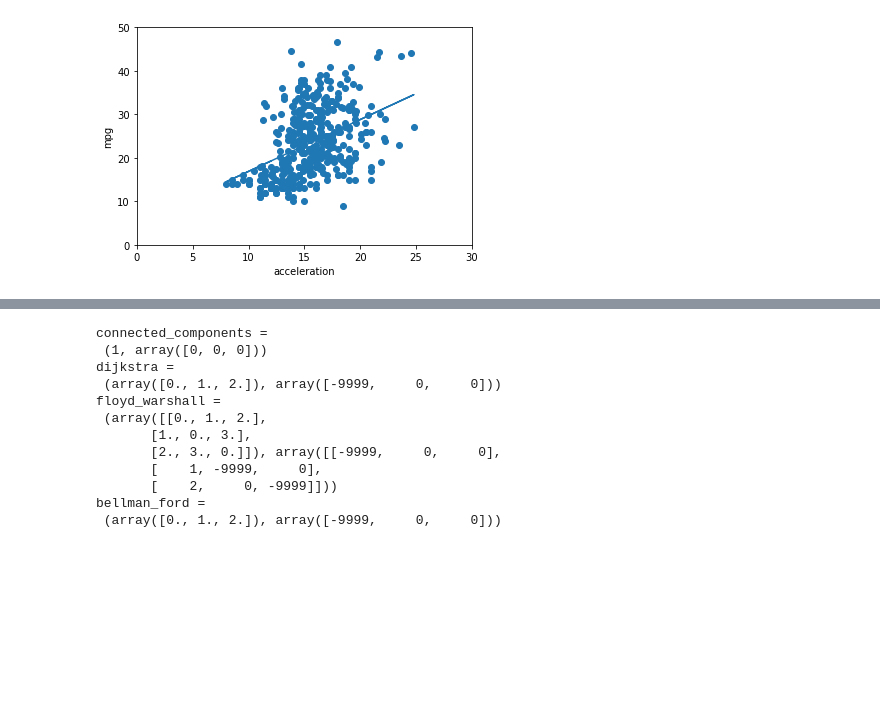
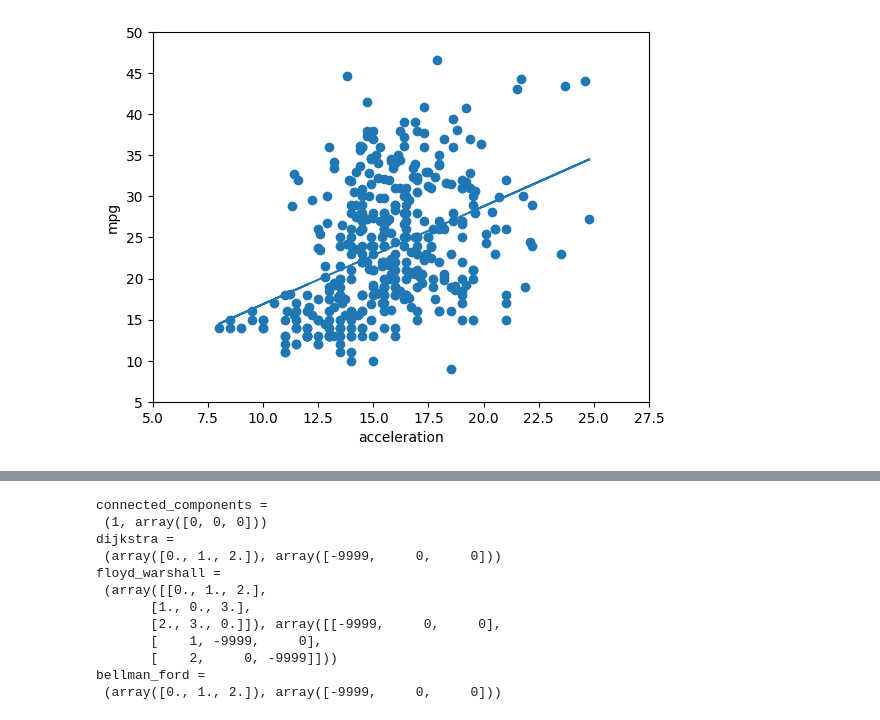
Before and after one commit to Yankyyyy/Data-Science-Practice-Repo, a Jupyter notebook: Scikit-learnNotes.ipynb, the cells around one changed output, grey strips where cells are left out. Drawn from its saved outputs; the diff is of its cells as text; code cells hidden in the pictures; blank space fills up the shorter version.

```diff
--- a/Scikit-learnNotes.ipynb
+++ b/Scikit-learnNotes.ipynb
@@ -107,36 +114,36 @@ import statsmodels.formula.api as smf
 
 df = pd.read_csv('auto_mpg.csv', header=0, sep=",")
 
 x = df["acceleration"]
 y = df ["mpg"]
 
 slope, intercept, r, p, std_err = stats.linregress(x, y)
 
 def myfunc(x):
  return slope * x + intercept
 
 mymodel = list(map(myfunc, x))
 
 plt.scatter(x, y)
 plt.plot(x, slope * x + intercept)
-plt.ylim(ymin=0, ymax=50)
-plt.xlim(xmin=0, xmax=30)
+plt.ylim(ymin=5, ymax=50)
+plt.xlim(xmin=5, xmax=27.5)
 plt.xlabel("acceleration")
 plt.ylabel ("mpg")
 plt.show()
 
 model = smf.ols('mpg ~ acceleration', data = df)
 results = model.fit()
 print(results.summary())
 
 print("Summary the linear regression function with acceleration as explanatory variable: \nCoefficient of 1.1912, which means that acceleration has minor effect on mpg.\nLow P-value (0.0), which means that there is a relationship between acceleration and mpg.\nR-Squared value of 0.177, which means that the linear regression function line is not close to many of the data points.")
 print("Conclusion : Acceleration has some effect on mpg.")
 #A high Coefficient value means it has an effect on dependent variable.
 #A high P-value (> 0.05) means that we cannot conclude that the explanatory variable affects the dependent variable.
 #A high R-Squared value means that many data points are close to the linear regression function line.
 #A low R-Squared value means that the linear regression function line does not fit the data well.
 # %% [output]
-[figure, old version]
+[figure, new version]
                             OLS Regression Results
 ==============================================================================
 Dep. Variable:                    mpg   R-squared:                       0.177
```
Also changed, not shown: parts of 15 cells of this notebook, 9 other files.
